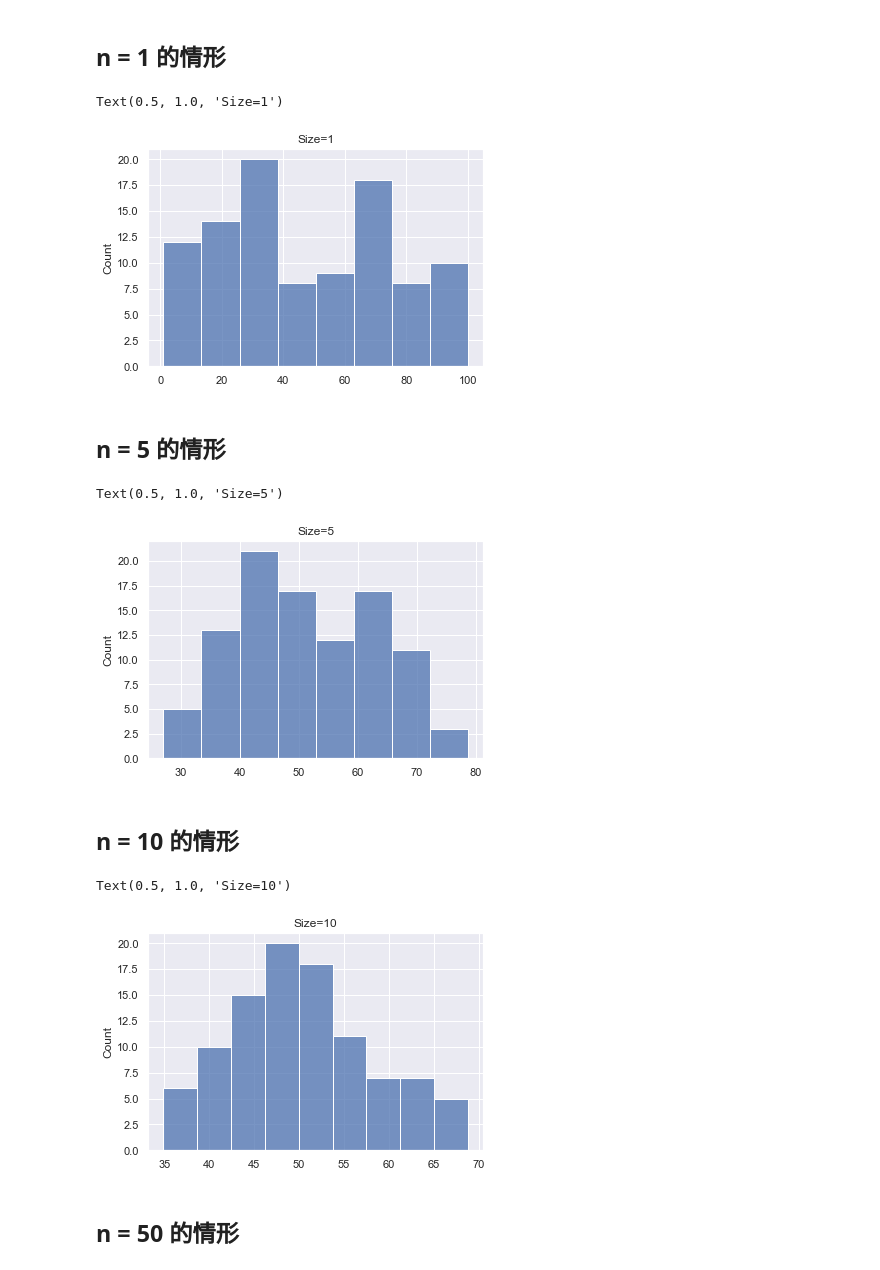
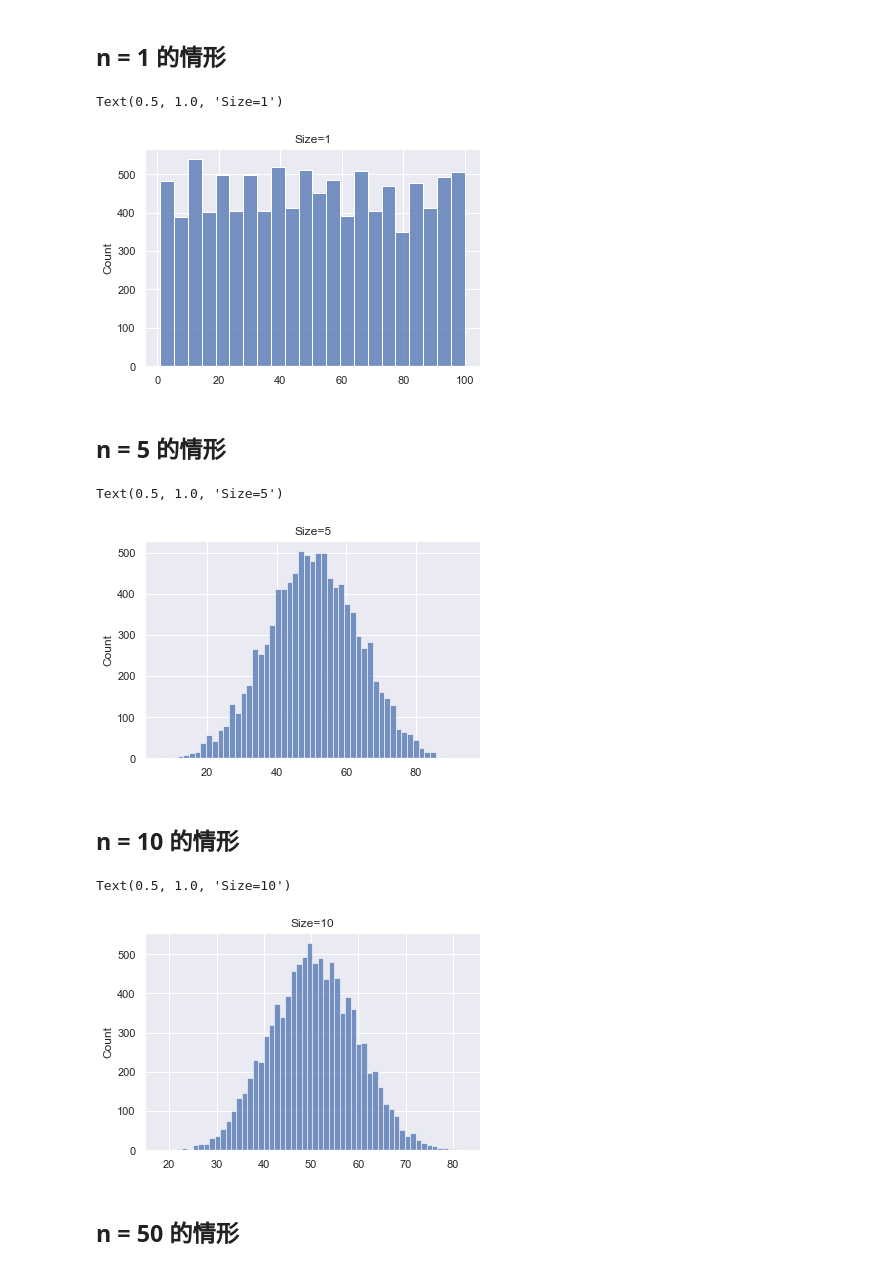
Before and after one commit to en-feng/survey_and_stats, a Jupyter notebook: sampling.ipynb, the cells around one changed output. Cells and saved outputs as stored; diff of their text form; code cells hidden in the pictures.

```diff
--- a/sampling.ipynb
+++ b/sampling.ipynb
@@ -41,42 +47,42 @@ data = np.array(range(1, 101))
 # 重复抽取100次
 
 sample_mean =[]
-for i in range(1, 100):
+for i in range(1, 10000):
     s = np.random.choice(data, size=1).mean()
     sample_mean.append(s)
 sns.histplot(sample_mean)
 plt.title("Size=1")
 # %% [output]
 Text(0.5, 1.0, 'Size=1')
-[figure, old version]
+[figure, new version]
 # %% [markdown]
 ## n = 5 的情形
 # %%
-# 重复抽取100次
+# 重复抽取10000次
 
 sample_mean =[]
-for i in range(1, 100):
+for i in range(1, 10000):
     s = np.random.choice(data, size=5).mean()
     sample_mean.append(s)
 sns.histplot(sample_mean)
 plt.title("Size=5")
 # %% [output]
 Text(0.5, 1.0, 'Size=5')
-[figure, old version]
+[figure, new version]
 # %% [markdown]
 ## n = 10 的情形
 # %%
-# 重复抽取100次
+# 重复抽取10000次
 
 sample_mean =[]
-for i in range(1, 100):
+for i in range(1, 10000):
     s = np.random.choice(data, size=10).mean()
     sample_mean.append(s)
 sns.histplot(sample_mean)
 plt.title("Size=10")
 # %% [output]
 Text(0.5, 1.0, 'Size=10')
-[figure, old version]
+[figure, new version]
 # %% [markdown]
 ## n = 50 的情形
 # %%
```
Also changed, not shown: parts of 3 cells of this notebook.
